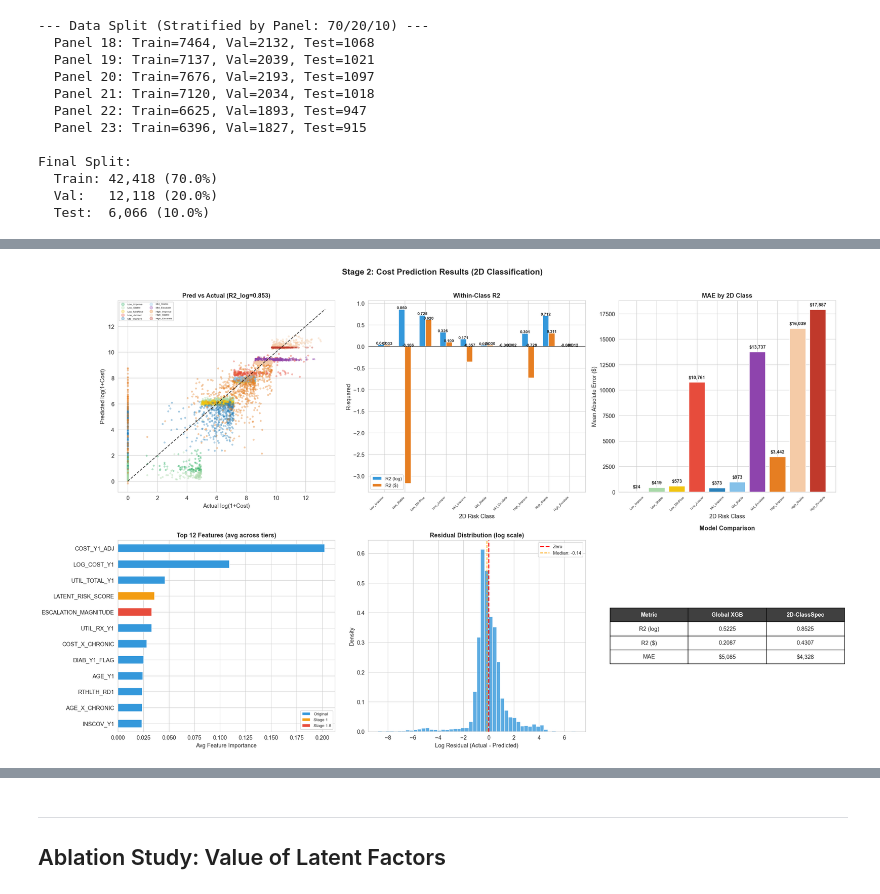
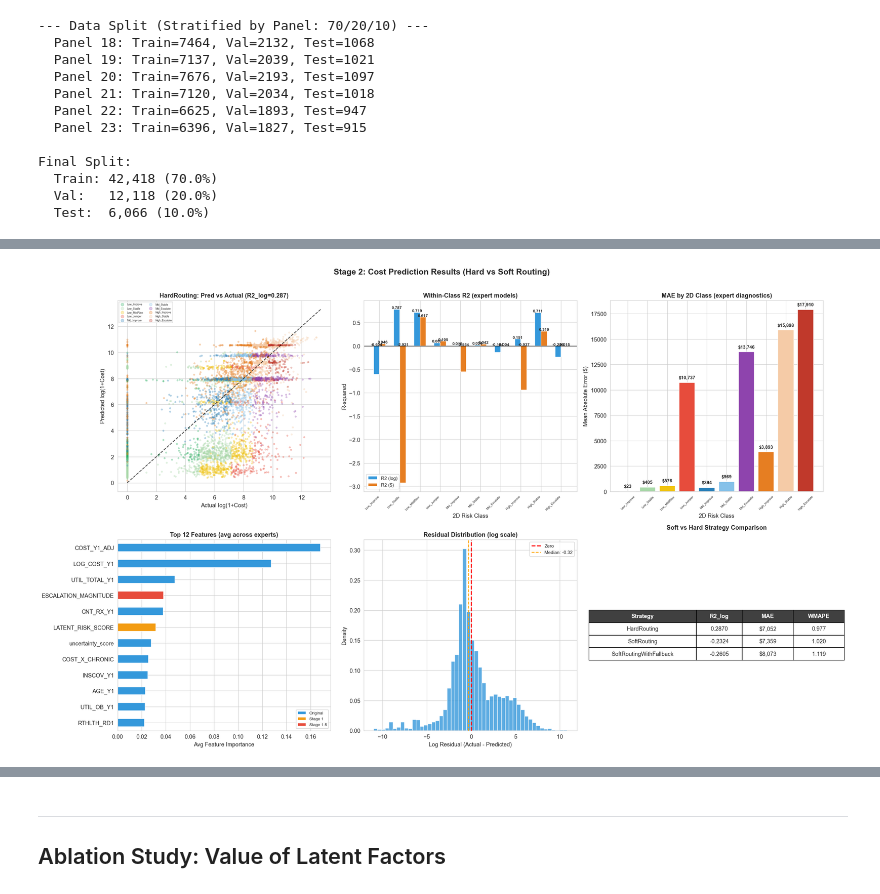
Before and after one commit to Robot0920/meps_healthcare_expenditure_prediction, a Jupyter notebook: notebooks/5.2_stage1_5_and_stage2_modeling.ipynb, the cells around one changed output, grey strips where cells are left out. Drawn from its saved outputs; the diff is of its cells as text; code cells hidden in the pictures.

```diff
--- a/notebooks/5.2_stage1_5_and_stage2_modeling.ipynb
+++ b/notebooks/5.2_stage1_5_and_stage2_modeling.ipynb
@@ -512,7 +568,7 @@ PANEL_MEDS_MAP = {
     19: {'meds': 'h168a', 'year1': 2014},
     20: {'meds': 'h178a', 'year1': 2015},
     21: {'meds': 'h188a', 'year1': 2016},
-    22: {'meds': 'h197a', 'year1': 2017},
+    22: {'meds': 'h206a', 'year1': 2017},
     23: {'meds': 'h206a', 'year1': 2018},
 }
 
@@ -1369,8 +1803,8 @@ for tier_val, tier_name in tier_names.items():
 # %%
-# VISUALIZATION: Stage 2 Results (2D Classification)
+# VISUALIZATION: Stage 2 Results (Hard vs Soft Routing)
 
 fig, axes = plt.subplots(2, 3, figsize=(22, 13))
-fig.suptitle('Stage 2: Cost Prediction Results (2D Classification)', fontsize=16, fontweight='bold', y=1.01)
+fig.suptitle('Stage 2: Cost Prediction Results (Hard vs Soft Routing)', fontsize=16, fontweight='bold', y=1.01)
 
 trans_colors = {
     0: '#27ae60', 1: '#a8d8a8', 2: '#f1c40f', 3: '#e74c3c',
@@ -1378,21 +1812,21 @@ trans_colors = {
     7: '#e67e22', 8: '#f5cba7', 9: '#c0392b',
 }
 
-# Panel 1: Pred vs Actual (log scale)
+# Panel 1: Pred vs Actual (selected strategy, log scale)
 ax1 = axes[0, 0]
 for t, tn in tier_names.items():
     m = df_test['RISK_TIER'] == t
     if m.sum() > 0:
-        ax1.scatter(y_test_log[m], y_pred_test_log[m], c=trans_colors[t], alpha=0.3, s=8, label=tn)
+        ax1.scatter(y_test_log[m], y_pred_test_log[m], c=trans_colors[t], alpha=0.28, s=8, label=tn)
 lim = [0, max(y_test_log.max(), y_pred_test_log.max()) + 0.3]
 ax1.plot(lim, lim, 'k--', lw=1.5, alpha=0.7)
 ax1.set_xlabel('Actual log(1+Cost)', fontsize=11)
 ax1.set_ylabel('Predicted log(1+Cost)', fontsize=11)
 r2_overall = r2_score(y_test_log, y_pred_test_log)
-ax1.set_title(f'Pred vs Actual (R2_log={r2_overall:.3f})', fontsize=12, fontweight='bold')
+ax1.set_title(f'{best_strategy_name}: Pred vs Actual (R2_log={r2_overall:.3f})', fontsize=12, fontweight='bold')
 ax1.legend(fontsize=5, markerscale=2, ncol=2)
 
-# Panel 2: R2 by Tier (log vs dollar)
+# Panel 2: Within-tier R2 diagnostics from class experts
 ax2 = axes[0, 1]
 tier_list = [tn for tn in tier_names.values() if tn in tier_models]
 r2_logs = [tier_models[tn]['r2_log'] for tn in tier_list]
@@ -1409,10 +1843,10 @@ ax2.set_xticks(x)
 ax2.set_xticklabels(tier_list, fontsize=6, rotation=45, ha='right')
 ax2.set_xlabel('2D Risk Class', fontsize=11)
 ax2.set_ylabel('R-squared', fontsize=11)
-ax2.set_title('Within-Class R2', fontsize=12, fontweight='bold')
+ax2.set_title('Within-Class R2 (expert models)', fontsize=12, fontweight='bold')
 ax2.legend(fontsize=9)
 
-# Panel 3: MAE by Tier
+# Panel 3: MAE by tier (expert diagnostics)
 ax3 = axes[0, 2]
 maes = [tier_models[tn]['mae'] for tn in tier_list]
 tier_color_list = [trans_colors[k] for k, v in tier_names.items() if v in tier_models]
@@ -1421,53 +1855,57 @@ for b, v in zip(bars, maes):
     ax3.text(b.get_x() + b.get_width()/2, v + max(maes)*0.02, f'${v:,.0f}', ha='center', fontsize=9, fontweight='bold')
 ax3.set_xlabel('2D Risk Class', fontsize=11)
 ax3.set_ylabel('Mean Absolute Error ($)', fontsize=11)
-ax3.set_title('MAE by 2D Class', fontsize=12, fontweight='bold')
+ax3.set_title('MAE by 2D Class (expert diagnostics)', fontsize=12, fontweight='bold')
 ax3.tick_params(axis='x', rotation=45, labelsize=6)
 
-# Panel 4: Feature Importance (averaged across tiers)
+# Panel 4: Feature importance averaged across experts
 ax4 = axes[1, 0]
 all_imp = pd.DataFrame({tn: info['importance'] for tn, info in tier_models.items()})
 avg_imp = all_imp.mean(axis=1).sort_values(ascending=False).head(12)
 feat_colors = ['#e74c3c' if f in STAGE1_5_FEATS else '#f39c12' if f == 'LATENT_RISK_SCORE' else '#3498db' for f in avg_imp.index]
 avg_imp.plot(kind='barh', ax=ax4, color=feat_colors)
 ax4.set_xlabel('Avg Feature Importance', fontsize=11)
-ax4.set_title('Top 12 Features (avg across tiers)', fontsize=12, fontweight='bold')
+ax4.set_title('Top 12 Features (avg across experts)', fontsize=12, fontweight='bold')
 ax4.invert_yaxis()
 from matplotlib.patches import Patch
 ax4.legend(handles=[Patch(fc='#3498db', label='Original'), Patch(fc='#f39c12', label='Stage 1'), Patch(fc='#e74c3c', label='Stage 1.5')], fontsize=8)
 
-# Panel 5: Residual distribution
+# Panel 5: Residual distribution (selected strategy)
 ax5 = axes[1, 1]
 resids_log = y_test_log - y_pred_test_log
 ax5.hist(resids_log, bins=50, color='#3498db', edgecolor='white', alpha=0.8, density=True)
 ax5.axvline(x=0, color='red', ls='--', lw=2, label='Zero')
-ax5.axvline(x=resids_log.median(), color='orange', ls='--', lw=1.5, label=f'Median: {resids_log.median():.2f}')
+ax5.axvline(x=np.median(resids_log), color='orange', ls='--', lw=1.5, label=f"Median: {np.median(resids_log):.2f}")
 ax5.set_xlabel('Log Residual (Actual - Predicted)', fontsize=11)
 ax5.set_ylabel('Density', fontsize=11)
 ax5.set_title('Residual Distribution (log scale)', fontsize=12, fontweight='bold')
 ax5.legend(fontsize=9)
 
-# Panel 6: Summary table
+# Panel 6: Strategy comparison table
 ax6 = axes[1, 2]
 ax6.axis('off')
-table_data = [
-    ['Metric', 'Global XGB', '2D-ClassSpec'],
-    ['R2 (log)', f'{r2_global_log:.4f}', f'{r2_tier_log:.4f}'],
-    ['R2 ($)', f'{r2_global_dollar:.4f}', f'{r2_tier_dollar:.4f}'],
-    ['MAE', f'${mae_global:,.0f}', f'${mae_tier:,.0f}'],
-]
-table = ax6.table(cellText=table_data, loc='center', cellLoc='center', colWidths=[0.3, 0.3, 0.3])
-table.scale(1.2, 2.0)
-for i in range(3):
+overall_cmp = stage2_soft_vs_hard_df[stage2_soft_vs_hard_df['Segment'] == 'Overall'].copy()
+overall_cmp = overall_cmp.sort_values('MAE')
+
+cols = ['Strategy', 'R2_log', 'MAE', 'WMAPE']
+show = overall_cmp[cols].copy()
+show['R2_log'] = show['R2_log'].map(lambda x: f'{x:.4f}')
+show['MAE'] = show['MAE'].map(lambda x: f'${x:,.0f}')
+show['WMAPE'] = show['WMAPE'].map(lambda x: f'{x:.3f}')
+
+table_data = [cols] + show.values.tolist()
+table = ax6.table(cellText=table_data, loc='center', cellLoc='center', colWidths=[0.42, 0.18, 0.20, 0.20])
+table.scale(1.2, 1.8)
+for i in range(len(cols)):
     table[(0, i)].set_facecolor('#404040')
     table[(0, i)].set_text_props(color='white', fontweight='bold')
-ax6.set_title('Model Comparison', fontsize=12, fontweight='bold', pad=20)
+ax6.set_title('Soft vs Hard Strategy Comparison', fontsize=12, fontweight='bold', pad=20)
 
 plt.tight_layout()
 plt.savefig(REPORT_DIR / 'figures' / 'stage2_results.png', dpi=150, bbox_inches='tight')
 plt.show()
 # %% [output]
-[figure, old version]
+[figure, new version]
 # %% [markdown]
 ### Stage 2 Results
 
```
Also changed, not shown: parts of 28 cells of this notebook, 51 other files.
